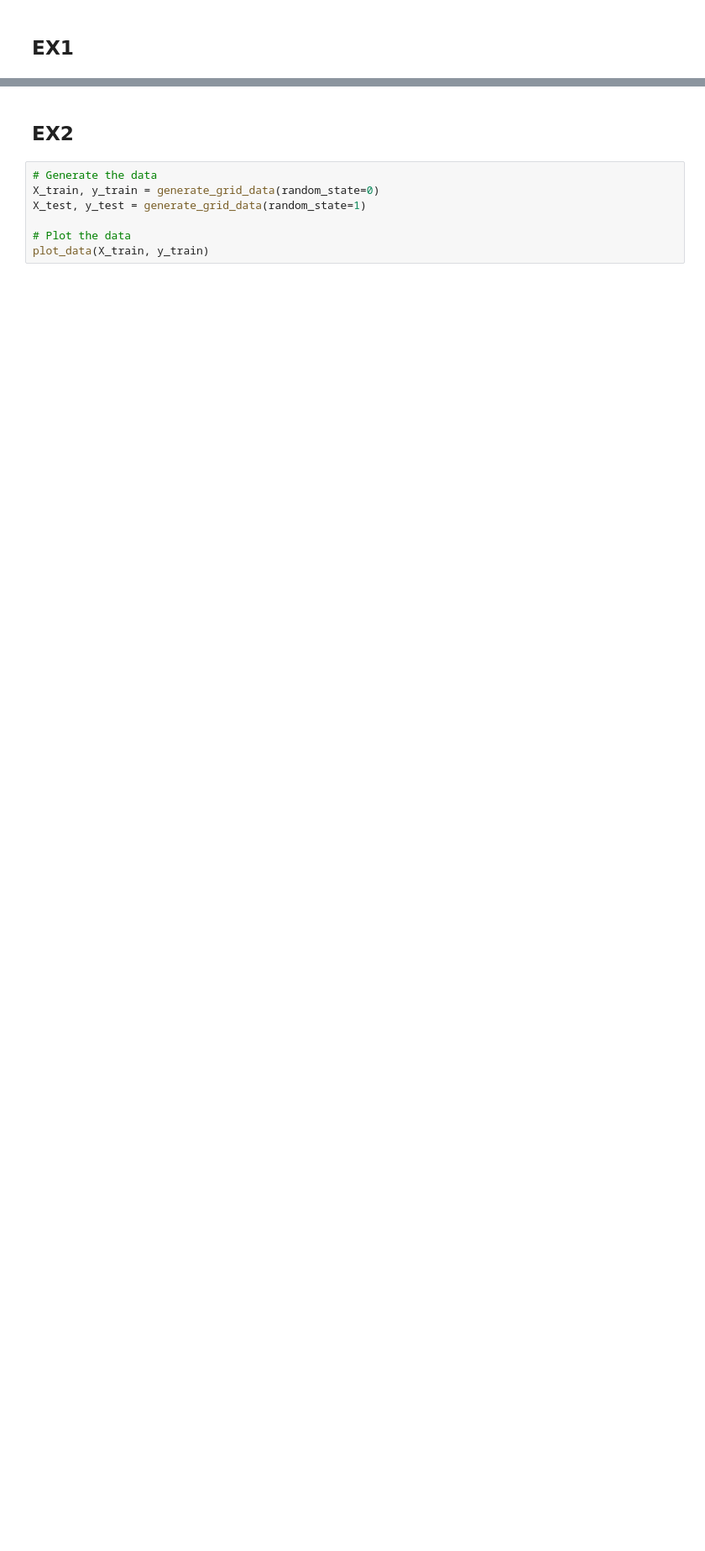
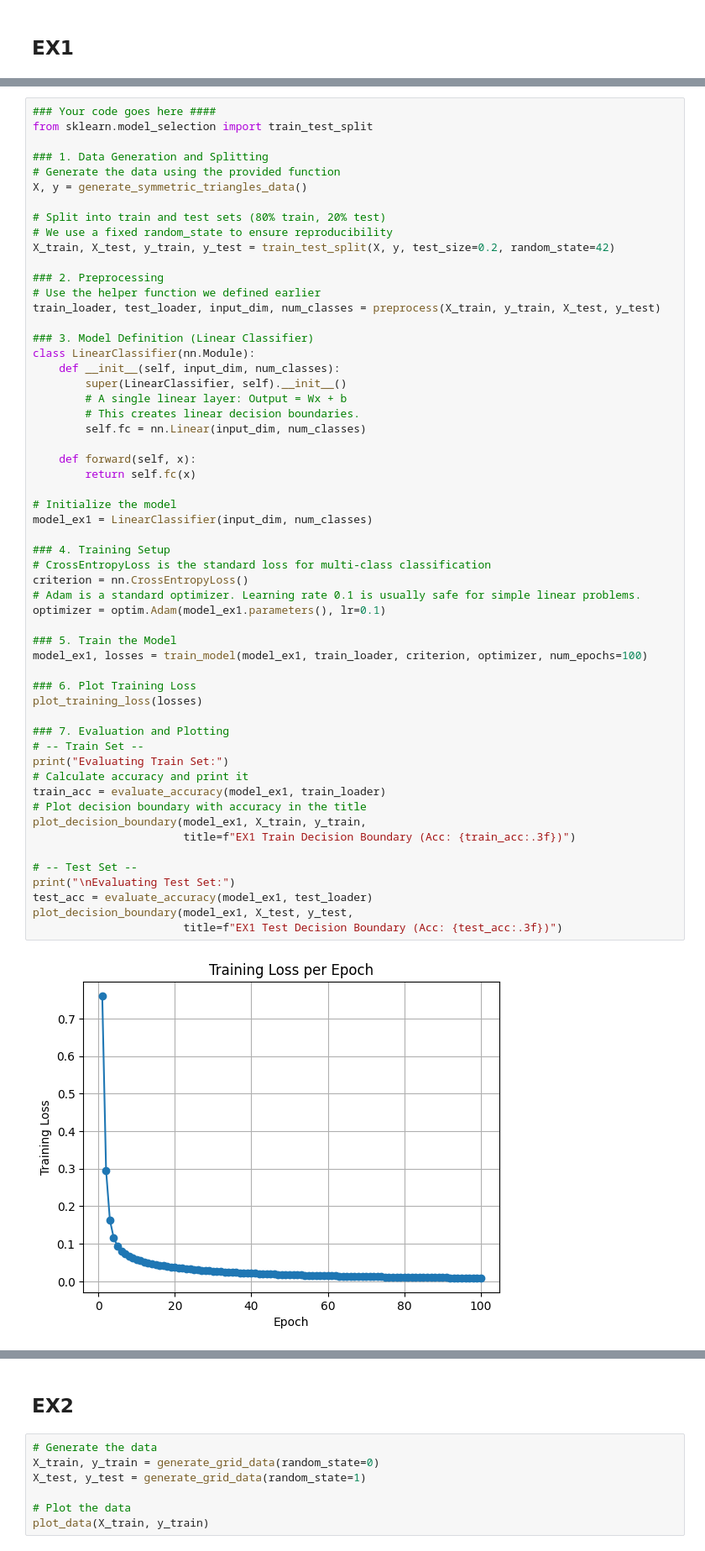
Before and after one commit to billetr/deep-learning-assignment1, a Jupyter notebook: 3functions.ipynb, the cells around one changed output, grey strips where cells are left out. Shown at 84% size. Saved outputs shown, nothing was run; the diff lists cells and outputs as text; blank space fills up the shorter version.

```diff
--- a/3functions.ipynb
+++ b/3functions.ipynb
@@ -327,0 +405,58 @@ plot_data(X_train, y_train)
+# %%
+### Your code goes here ####
+from sklearn.model_selection import train_test_split
+
+### 1. Data Generation and Splitting
+# Generate the data using the provided function
+X, y = generate_symmetric_triangles_data()
+
+# Split into train and test sets (80% train, 20% test)
+# We use a fixed random_state to ensure reproducibility
+X_train, X_test, y_train, y_test = train_test_split(X, y, test_size=0.2, random_state=42)
+
+### 2. Preprocessing
+# Use the helper function we defined earlier
+train_loader, test_loader, input_dim, num_classes = preprocess(X_train, y_train, X_test, y_test)
+
+### 3. Model Definition (Linear Classifier)
+class LinearClassifier(nn.Module):
+    def __init__(self, input_dim, num_classes):
+        super(LinearClassifier, self).__init__()
+        # A single linear layer: Output = Wx + b
+        # This creates linear decision boundaries.
+        self.fc = nn.Linear(input_dim, num_classes)
+
+    def forward(self, x):
+        return self.fc(x)
+
+# Initialize the model
+model_ex1 = LinearClassifier(input_dim, num_classes)
+
+### 4. Training Setup
+# CrossEntropyLoss is the standard loss for multi-class classification
+criterion = nn.CrossEntropyLoss()
+# Adam is a standard optimizer. Learning rate 0.1 is usually safe for simple linear problems.
+optimizer = optim.Adam(model_ex1.parameters(), lr=0.1)
+
+### 5. Train the Model
+model_ex1, losses = train_model(model_ex1, train_loader, criterion, optimizer, num_epochs=100)
+
+### 6. Plot Training Loss
+plot_training_loss(losses)
+
+### 7. Evaluation and Plotting
+# -- Train Set --
+print("Evaluating Train Set:")
+# Calculate accuracy and print it
+train_acc = evaluate_accuracy(model_ex1, train_loader)
+# Plot decision boundary with accuracy in the title
+plot_decision_boundary(model_ex1, X_train, y_train,
+                       title=f"EX1 Train Decision Boundary (Acc: {train_acc:.3f})")
+
+# -- Test Set --
+print("\nEvaluating Test Set:")
+test_acc = evaluate_accuracy(model_ex1, test_loader)
+plot_decision_boundary(model_ex1, X_test, y_test,
+                       title=f"EX1 Test Decision Boundary (Acc: {test_acc:.3f})")
+# %% [output]
+[figure, added]
```
Also changed, not shown: parts of 5 cells of this notebook.
